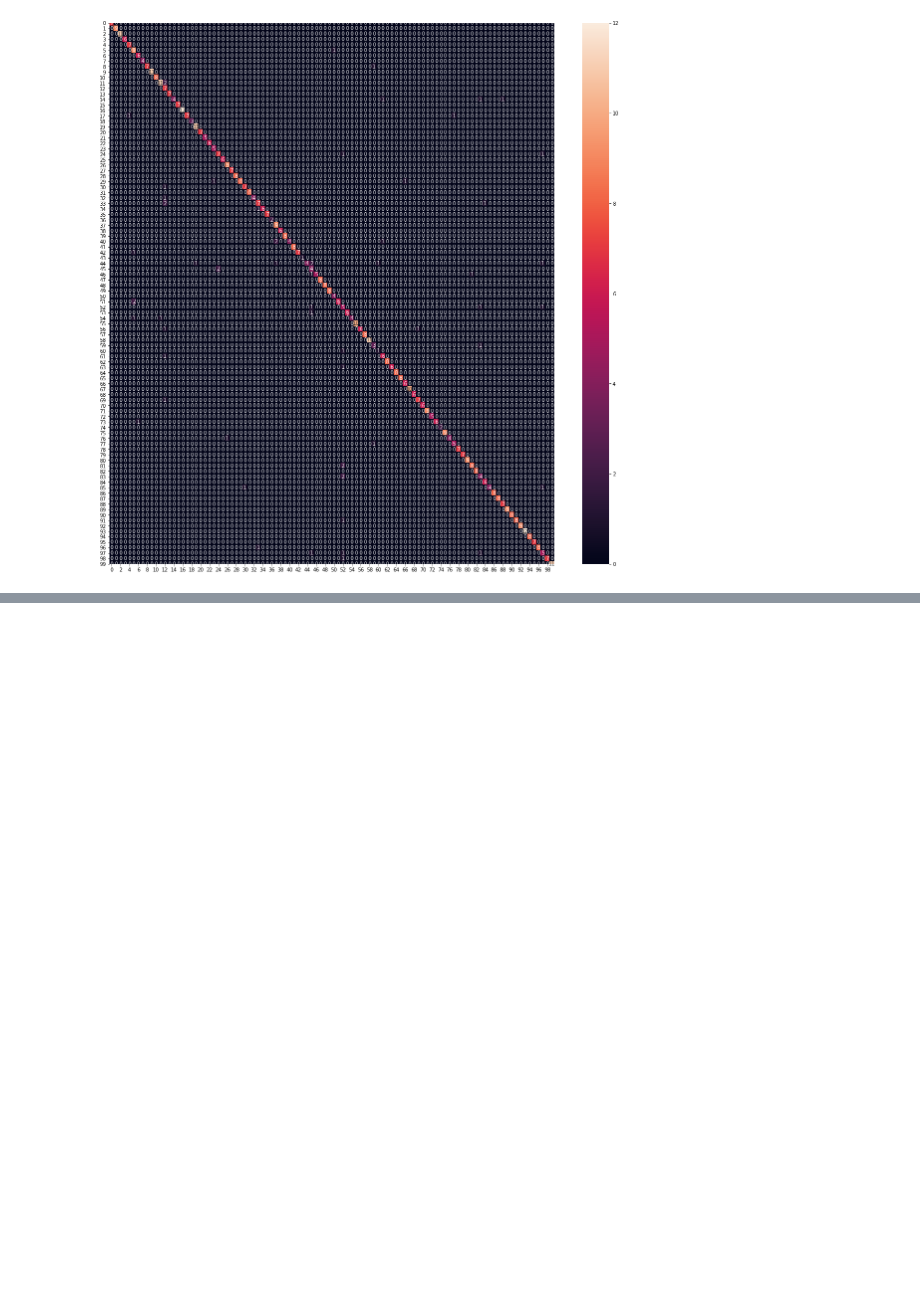
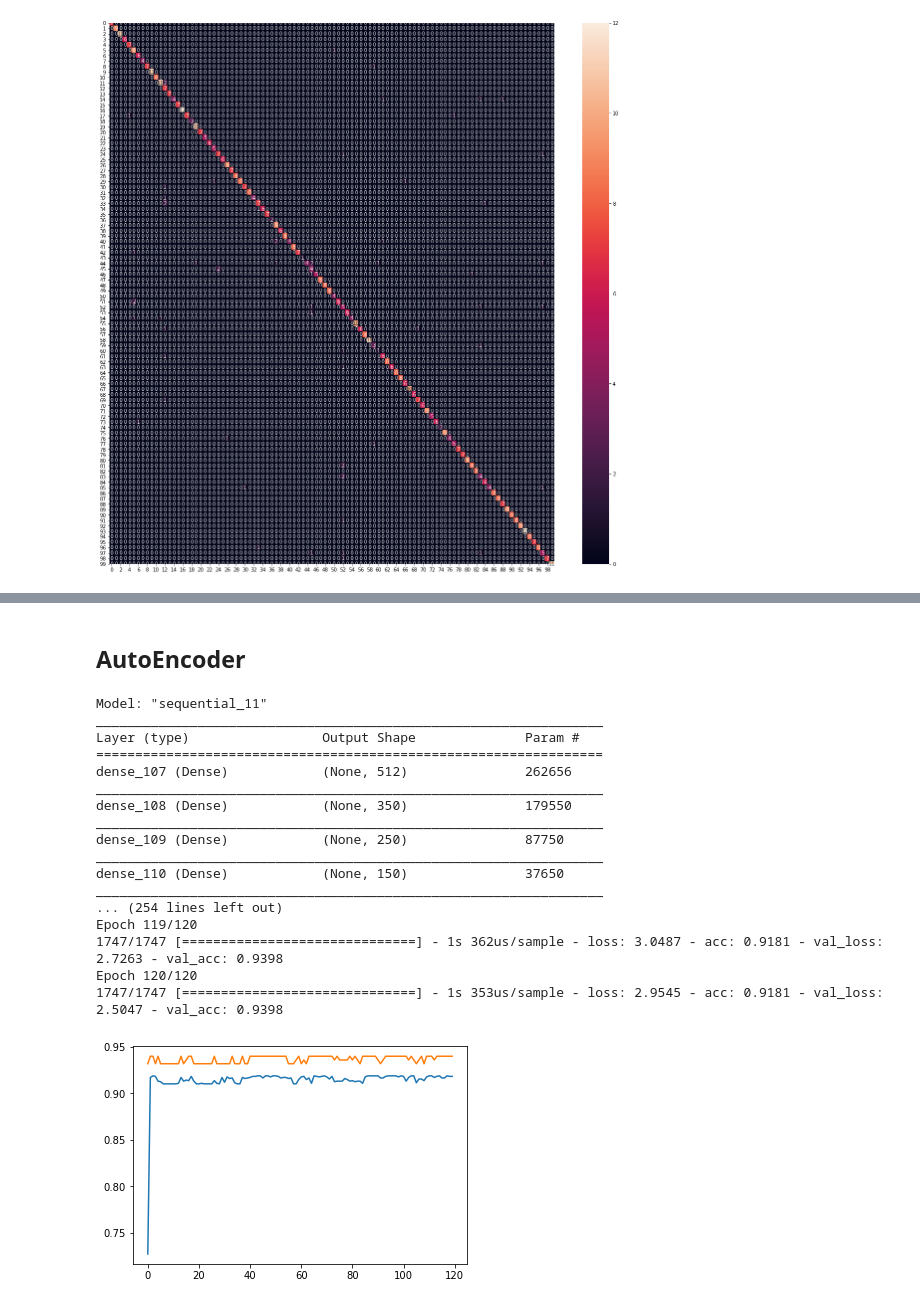
Before and after one commit to k-pratyush/online-signature-verification, a Jupyter notebook: Sign_clean.ipynb, the cells around one changed output, grey strips where cells are left out. Saved outputs shown, nothing was run; the diff lists cells and outputs as text; code cells hidden in the pictures; blank space fills up the shorter version.

```diff
--- a/Sign_clean.ipynb
+++ b/Sign_clean.ipynb
@@ -308,0 +447,49 @@ plt.show()
+# %% [markdown]
+## AutoEncoder
+# %%
+def autoencoder():
+    model = tf.keras.Sequential([
+    tf.keras.layers.Dense(input_shape = (512,),activation = 'relu',units = 512),
+    tf.keras.layers.Dense(350, activation='relu'),
+    tf.keras.layers.Dense(250, activation='relu'),
+    #tf.keras.layers.Dense(200, activation='relu'),
+    tf.keras.layers.Dense(150, activation='relu'),
+    tf.keras.layers.Dense(125,activation = 'relu'),
+    tf.keras.layers.Dense(100,activation = 'relu'),
+    tf.keras.layers.Dense(125,activation='relu'),
+    tf.keras.layers.Dense(150,activation='relu'),
+    tf.keras.layers.Dense(250,activation= 'relu'),
+    tf.keras.layers.Dense(350,activation = 'relu'),
+    tf.keras.layers.Dense(512,activation = 'relu')
+  ])
+
+    model.compile(optimizer=tf.keras.optimizers.Adam(learning_rate=0.001),
+                  loss=tf.keras.losses.MeanSquaredLogarithmicError(),
+                metrics=['accuracy'])
+    model.summary()
+    return model
+# %%
+auto_model = autoencoder()
+historty = auto_model.fit(x_train.values,x_train.values,epochs=120,validation_data=(x_test.values[:249], x_test.values[:249]))
+plt.plot(historty.history['acc'])
+plt.plot(historty.history['val_acc'])
+plt.show()
+# %% [output]
+Model: "sequential_11"
+_________________________________________________________________
+Layer (type)                 Output Shape              Param #
+=================================================================
+dense_107 (Dense)            (None, 512)               262656
+_________________________________________________________________
+dense_108 (Dense)            (None, 350)               179550
+_________________________________________________________________
+dense_109 (Dense)            (None, 250)               87750
+_________________________________________________________________
+dense_110 (Dense)            (None, 150)               37650
+_________________________________________________________________
+... (254 lines left out)
+Epoch 119/120
+1747/1747 [==============================] - 1s 362us/sample - loss: 3.0487 - acc: 0.9181 - val_loss: 2.7263 - val_acc: 0.9398
+Epoch 120/120
+1747/1747 [==============================] - 1s 353us/sample - loss: 2.9545 - acc: 0.9181 - val_loss: 2.5047 - val_acc: 0.9398
+[figure, added]
```
Also changed, not shown: parts of 59 cells of this notebook, 1 other file.
